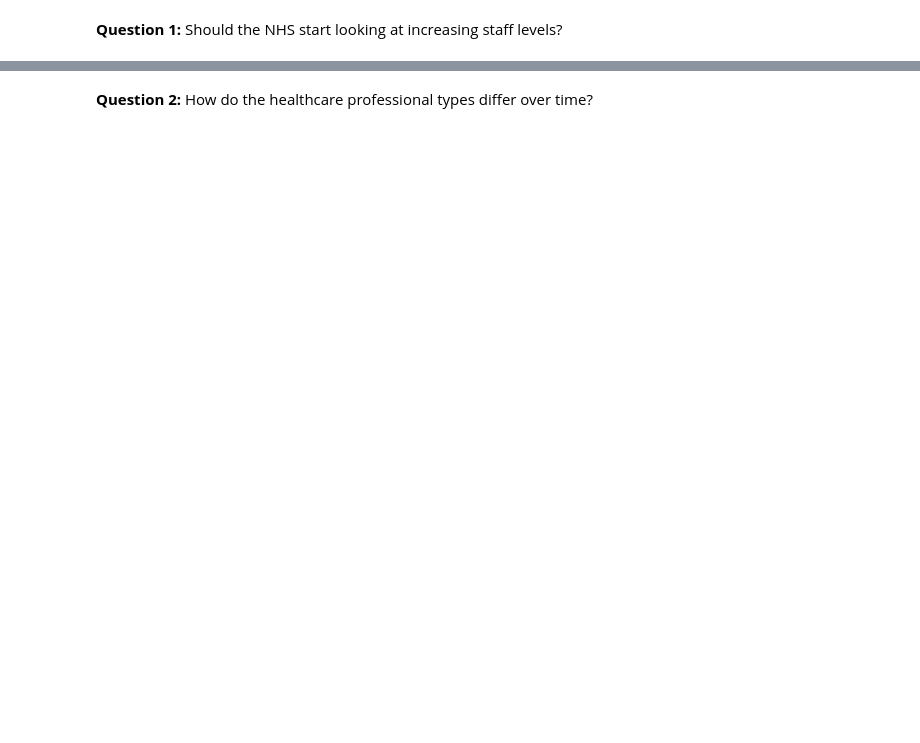
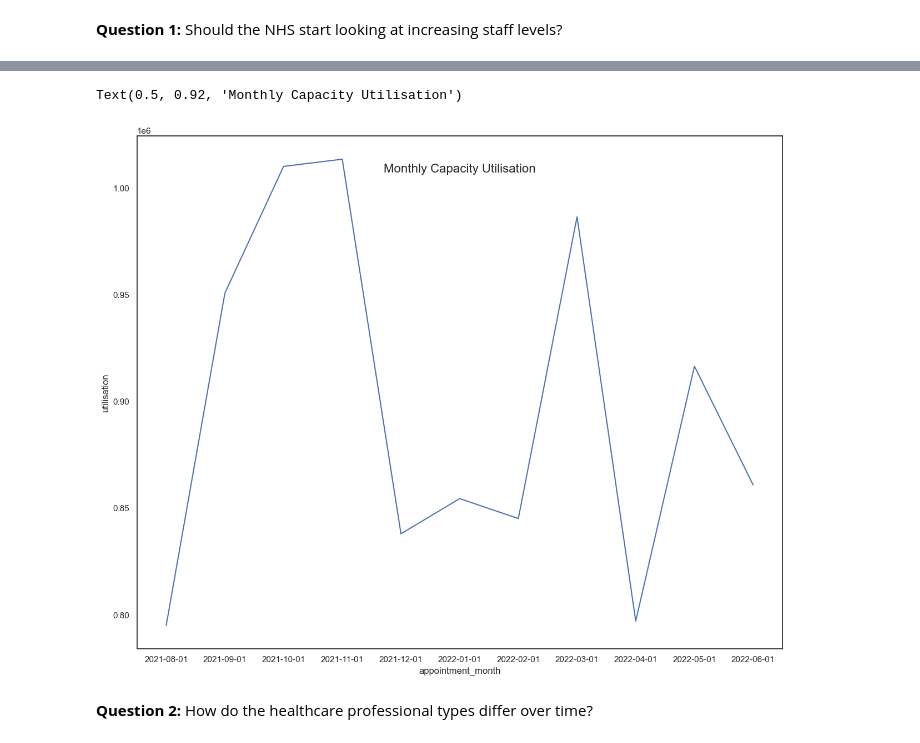
Before and after one commit to crialorob/Alonso_Robles_Cristina_DA201_Assignment, a Jupyter notebook: Alonso_Robles_Cristina_DA201_Assignment_Notebook.ipynb, the cells around one changed output, grey strips where cells are left out. Cells and saved outputs as stored; diff of their text form; code cells hidden in the pictures; blank space fills up the shorter version.

```diff
--- a/Alonso_Robles_Cristina_DA201_Assignment_Notebook.ipynb
+++ b/Alonso_Robles_Cristina_DA201_Assignment_Notebook.ipynb
@@ -2312,0 +2468,4 @@ dtype: object
+# %%
+# Rounding the utilisation column.
+ar_ut = ar_df[['appointment_month', 'total_monthly_appointments', 'utilisation']].round()
+ar_ut
@@ -2319,7 +2549,11 @@ dtype: object
 # %%
 # Plot monthly capacity utilisation.
 
-
 # Create a lineplot.
+sns.lineplot(x='appointment_month', y='utilisation',
+             data=ar_ut).set_title("Monthly Capacity Utilisation", fontsize=16, y=0.92)
+# %% [output]
+Text(0.5, 0.92, 'Monthly Capacity Utilisation')
+[figure, added]
 # %% [markdown]
 **Question 2:** How do the healthcare professional types differ over time?
```
Also changed, not shown: parts of 71 cells of this notebook, 1 other file.
